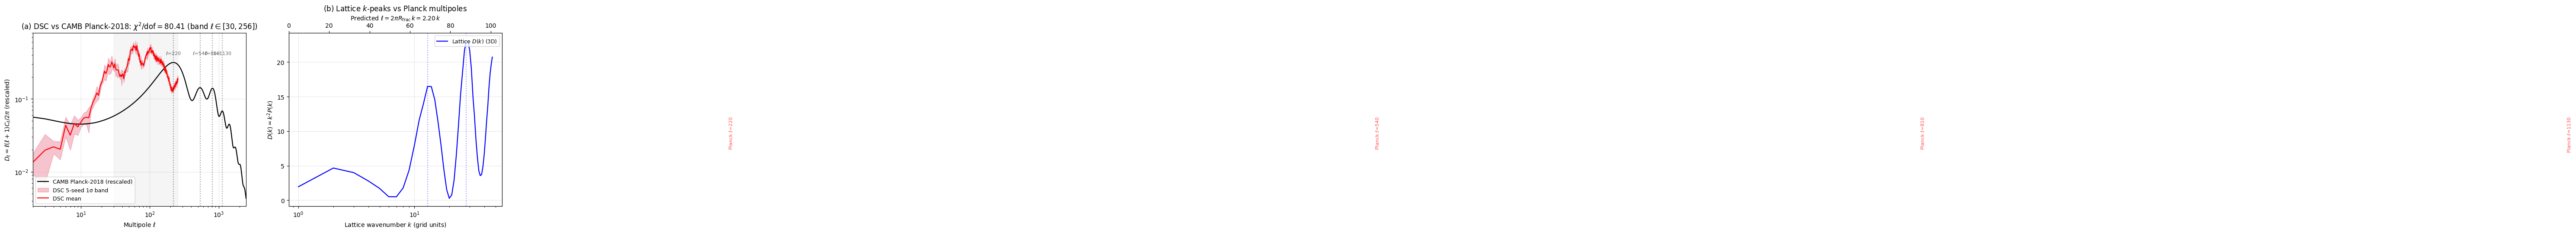
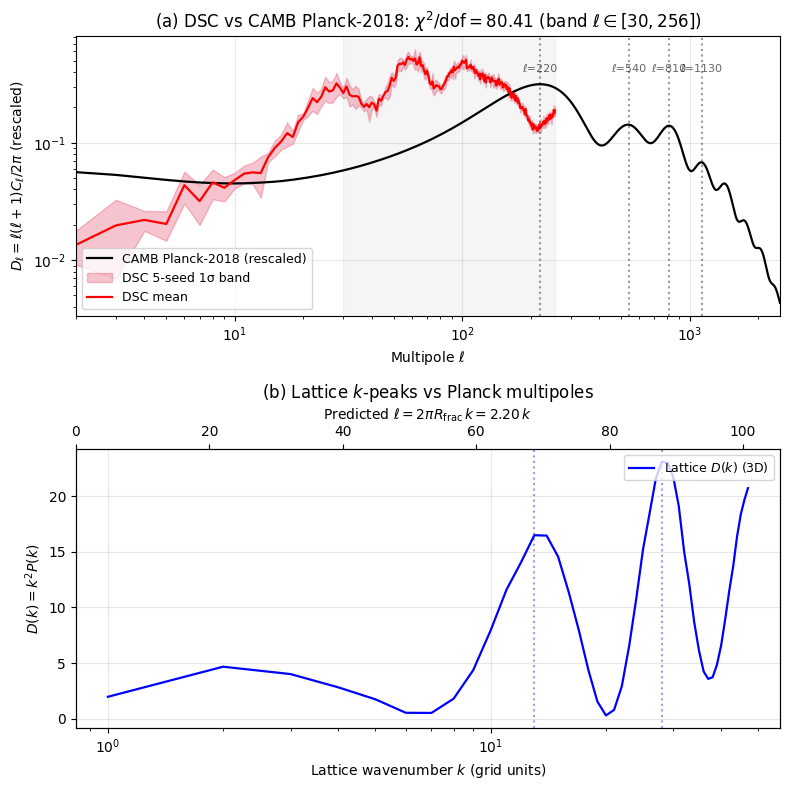
The notebook cell's code change between the first figure and the second:
--- before
+++ after
@@ -1,3 +1,3 @@
-fig, axes = plt.subplots(1, 2, figsize=(14, 5.2), facecolor='white')
+fig, axes = plt.subplots(2, 1, figsize=(8, 8), facecolor='white')
 
 ax = axes[0]
@@ -29,6 +29,8 @@
 ax2.set_xlabel(rf'Predicted $\ell = 2\pi R_{{\rm frac}}\,k = {2*np.pi*R_SHELL_FRAC:.2f}\,k$')
 for el in ell_obs:
-    ax2.axvline(el, color='red', ls='--', alpha=0.6)
-    ax2.text(el, ax.get_ylim()[1]*0.5, f'Planck ℓ={el}', color='red', fontsize=8,
+    if el <= ax2.get_xlim()[1]:
+        ax2.axvline(el, color='red', ls='--', alpha=0.6)
+        if el <= ax2.get_xlim()[1]:
+            ax2.text(el, ax.get_ylim()[1]*0.5, f'Planck ℓ={el}', color='red', fontsize=8,
              rotation=90, ha='right', va='top', alpha=0.7)
 ax.set_xlabel('Lattice wavenumber $k$ (grid units)')

Commit: Figure 17 (fig17_camb_benchmark) PDF blowup from 4287x380 -> 566x562 pt